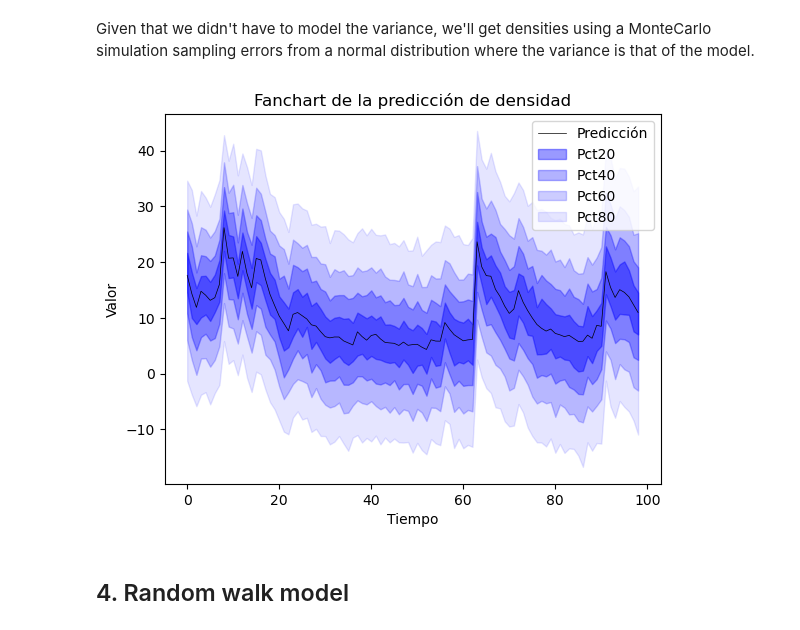
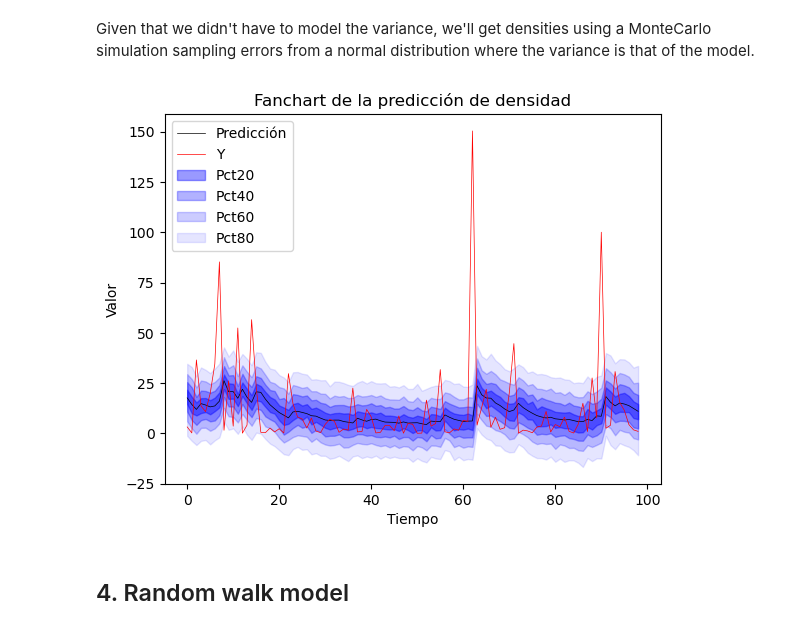
Before and after one commit to remg1997/time_series, a Jupyter notebook: Taller3/notebooks/t3.ipynb, the cells around one changed output. Cells and saved outputs as stored; diff of their text form; code cells hidden in the pictures.

```diff
--- a/Taller3/notebooks/t3.ipynb
+++ b/Taller3/notebooks/t3.ipynb
@@ -179,14 +181,14 @@ for i in range(len_indexes_to_predict):
     sampled_errors = np.random.normal(0, np.std(model.resid), 1000)
     density_forecasts.append(model.forecast(1)[0] + sampled_errors)
 # %%
-def create_fanchart(result, forecast):# actual_values):
+def create_fanchart(result, forecast, actual_values):
     x = np.arange(result.shape[0])
     # for the median use `np.median` and change the legend below
     mean = forecast  #np.mean(result, axis=1)
     offsets = (10,20,30,40)
     fig, ax = plt.subplots()
     ax.plot(mean, color='black', lw=0.5)
-    #ax.plot(actual_values, color='red', lw=0.5)
+    ax.plot(actual_values, color='red', lw=0.5)
     for offset in offsets:
         low = np.percentile(result, 50-offset, axis=1)
         high = np.percentile(result, 50+offset, axis=1)
@@ -194,16 +196,16 @@ def create_fanchart(result, forecast):# actual_values):
         # even for the whole range of the graph the fanchart is visible
         alpha = (50 - offset) / 100
         ax.fill_between(x, low, high, color='blue', alpha=alpha)
-    ax.legend(['Predicción'] + [f'Pct{2*o}' for o in offsets])
+    ax.legend(['Predicción'] + ['Y'] +  [f'Pct{2*o}' for o in offsets])
     ax.set_xlabel('Tiempo')
     ax.set_ylabel('Valor')
     ax.set_title('Fanchart de la predicción de densidad')
     return fig, ax
 # %%
-fig, ax = create_fanchart(np.array(density_forecasts), predicted_values)#, actual_values)
+fig, ax = create_fanchart(np.array(density_forecasts), predicted_values, actual_values)
 plt.show()
 # %% [output]
-[figure, old version]
+[figure, new version]
 # %% [markdown]
 ## 4. Random walk model
 # %% [markdown]
```
Also changed, not shown: parts of 8 cells of this notebook.
